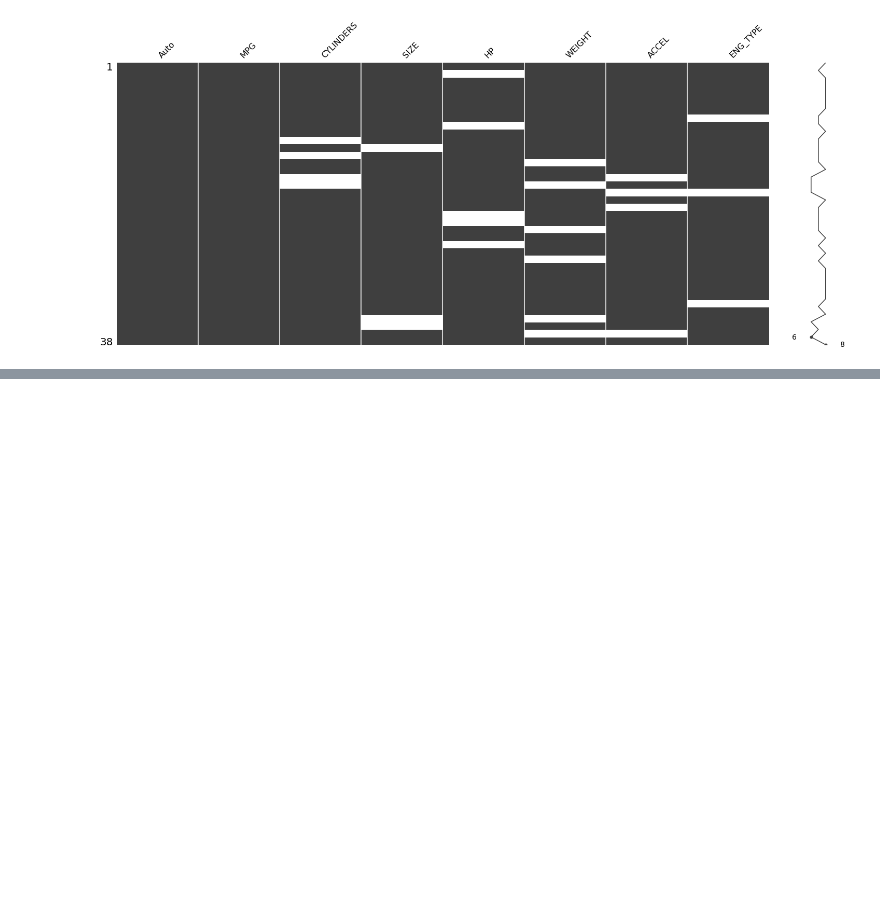
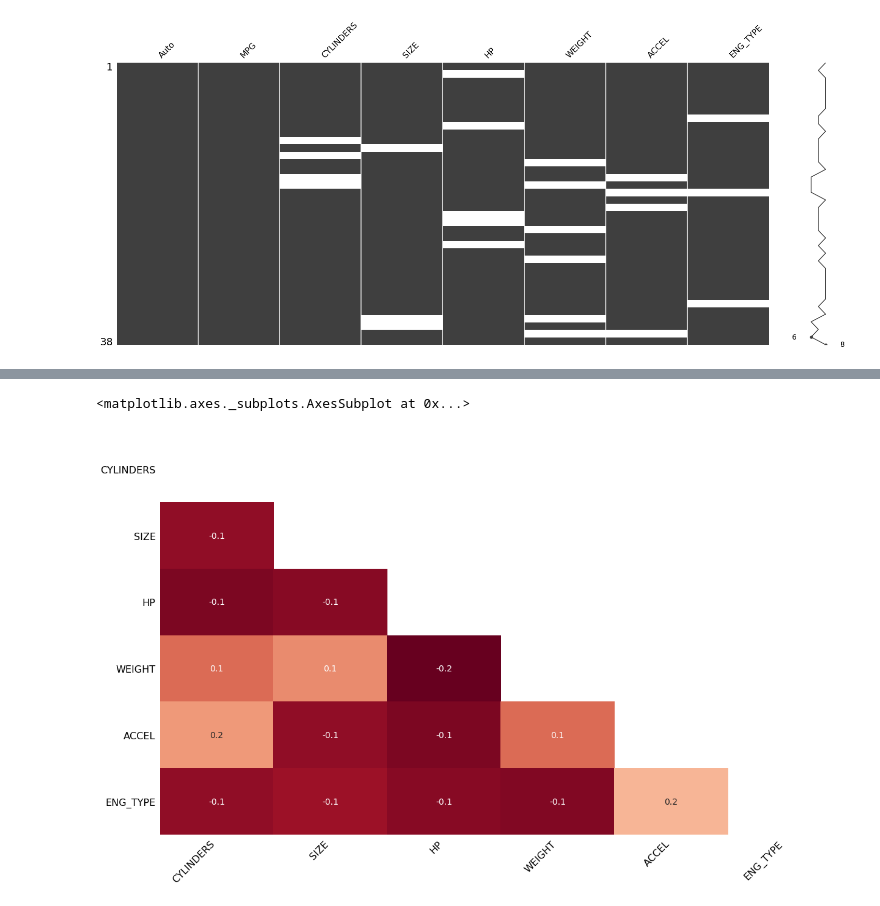
Before and after one commit to CaseyRMartinez/QTW_CaseStudies, a Jupyter notebook: CaseStudy5/KThomas_CS5_workbook.ipynb, the cells around one changed output, grey strips where cells are left out. Saved outputs shown, nothing was run; the diff lists cells and outputs as text; code cells hidden in the pictures; blank space fills up the shorter version.

```diff
--- a/CaseStudy5/KThomas_CS5_workbook.ipynb
+++ b/CaseStudy5/KThomas_CS5_workbook.ipynb
@@ -89,0 +97,8 @@ msno.bar(df, color='red')
+# %%
+# Next we are going to make a heat map that describes the correaltion between missing data and feature.
+# Features with no missing data are excluded, or if there correlation is close to zero then it will not be displayed.
+# A value of 1 indicates that the two features being compared have the same missing features.
+msno.heatmap(df)
+# %% [output]
+<matplotlib.axes._subplots.AxesSubplot at 0x...>
+[figure, added]
```
Also changed, not shown: parts of 18 cells of this notebook.
